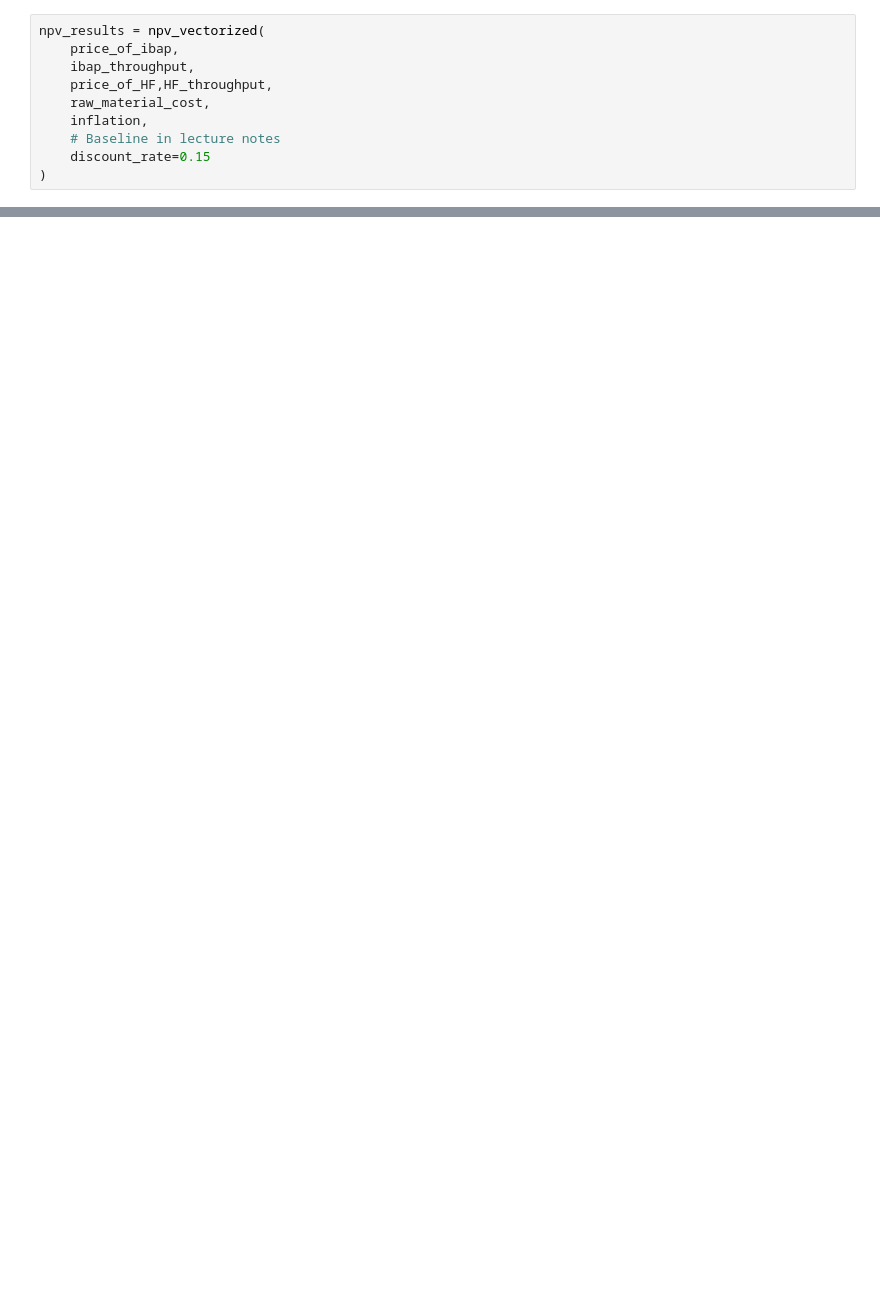
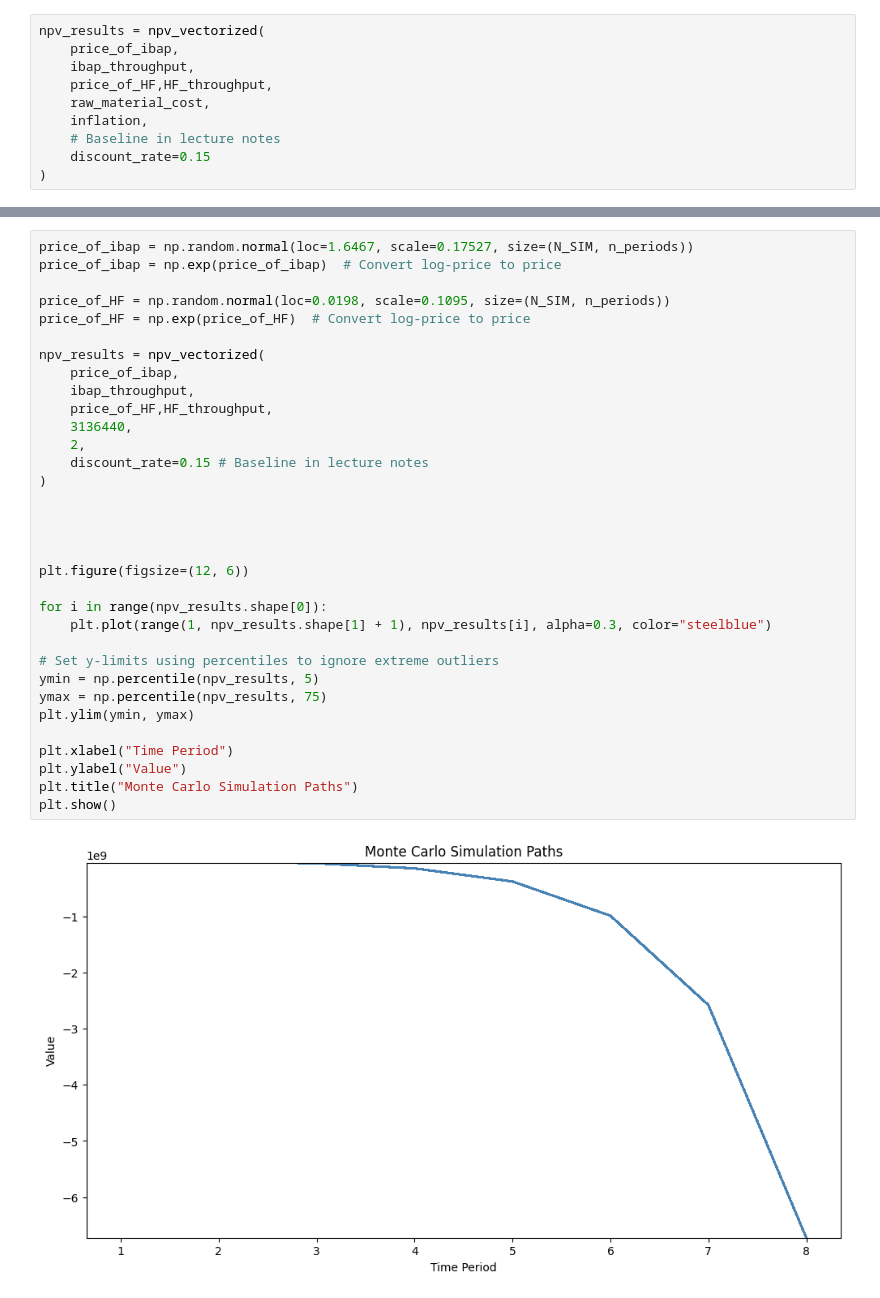
Before and after one commit to Spike-Chan-38/NUS-CN4119-Final-Year-Project-2026, a Jupyter notebook: monte_carlo.ipynb, the cells around one changed output, grey strips where cells are left out. Drawn from its saved outputs; the diff is of its cells as text; blank space fills up the shorter version.

Commit message:
Monte Carlo for different sets of stochastic drivers

```diff
--- a/monte_carlo.ipynb
+++ b/monte_carlo.ipynb
@@ -105,0 +109,35 @@ plt.show()
+# %%
+price_of_ibap = np.random.normal(loc=1.6467, scale=0.17527, size=(N_SIM, n_periods))
+price_of_ibap = np.exp(price_of_ibap)  # Convert log-price to price
+
+price_of_HF = np.random.normal(loc=0.0198, scale=0.1095, size=(N_SIM, n_periods))
+price_of_HF = np.exp(price_of_HF)  # Convert log-price to price
+
+npv_results = npv_vectorized(
+    price_of_ibap,
+    ibap_throughput,
+    price_of_HF,HF_throughput,
+    3136440,
+    2,
+    discount_rate=0.15 # Baseline in lecture notes
+)
+
+
+
+
+plt.figure(figsize=(12, 6))
+
+for i in range(npv_results.shape[0]):
+    plt.plot(range(1, npv_results.shape[1] + 1), npv_results[i], alpha=0.3, color="steelblue")
+
+# Set y-limits using percentiles to ignore extreme outliers
+ymin = np.percentile(npv_results, 5)
+ymax = np.percentile(npv_results, 75)
+plt.ylim(ymin, ymax)
+
+plt.xlabel("Time Period")
+plt.ylabel("Value")
+plt.title("Monte Carlo Simulation Paths")
+plt.show()
+# %% [output]
+[figure, added]
```
Also changed, not shown: parts of 9 cells of this notebook, 1 other file.
